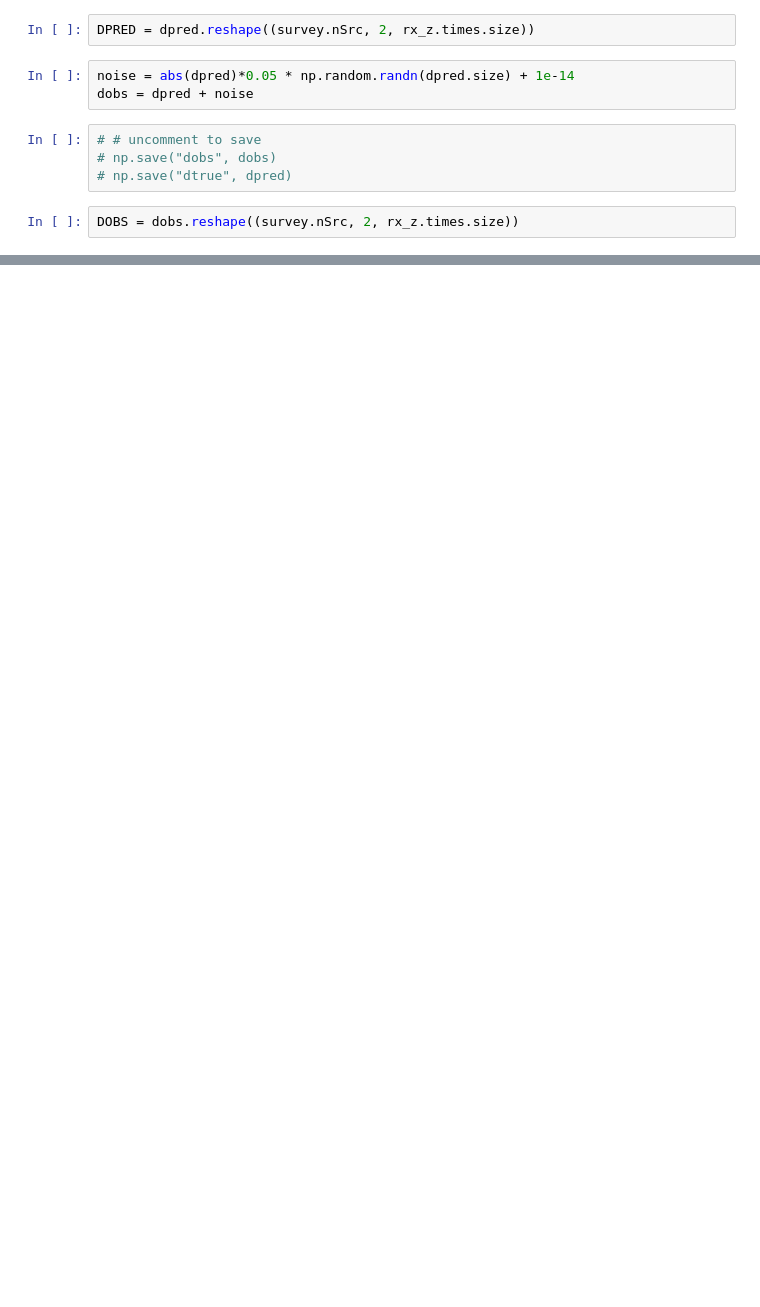
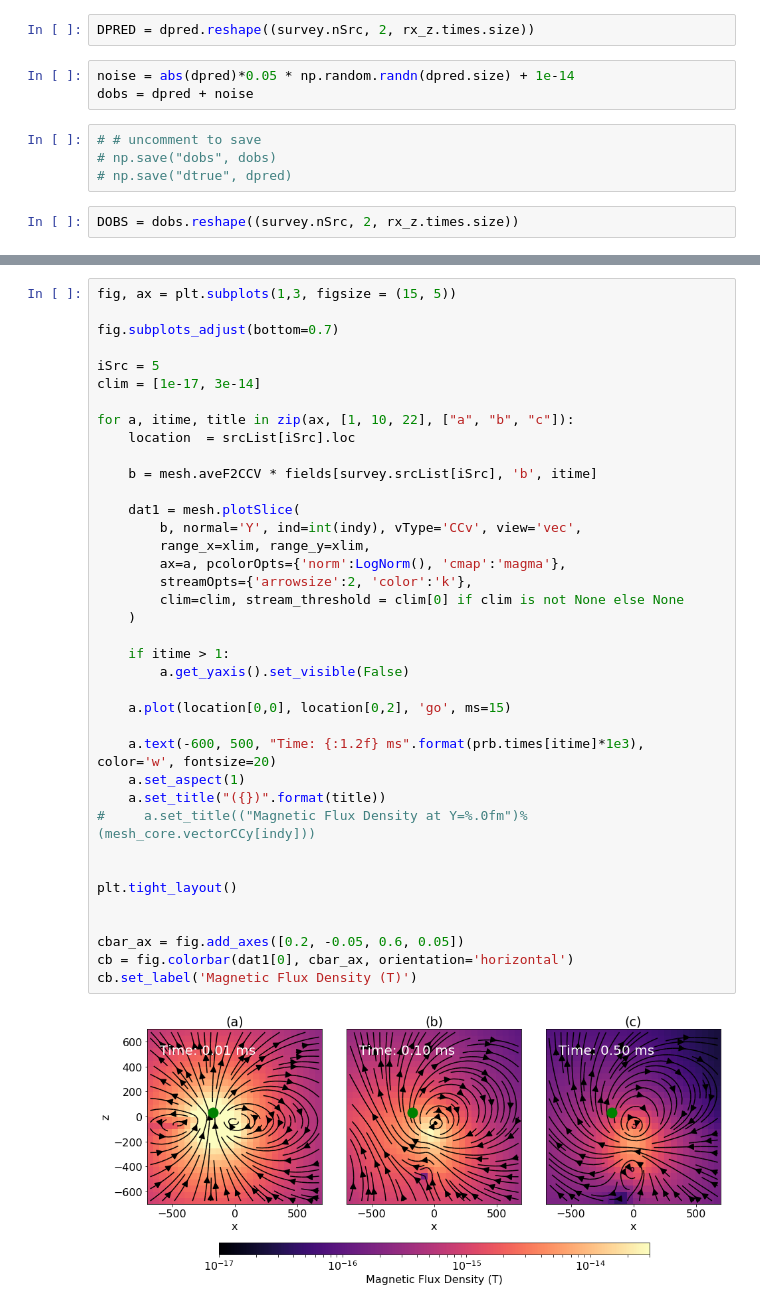
Before and after one commit to simpeg-research/heagy-2018-AEM, a Jupyter notebook: notebooks/TEM_VerticalConductor_2D_forward.ipynb, the cells around one changed output, grey strips where cells are left out. Drawn from its saved outputs; the diff is of its cells as text; blank space fills up the shorter version.

```diff
--- a/notebooks/TEM_VerticalConductor_2D_forward.ipynb
+++ b/notebooks/TEM_VerticalConductor_2D_forward.ipynb
@@ -540,0 +419,40 @@ plt.grid(which="both", alpha=0.2)
+# %%
+fig, ax = plt.subplots(1,3, figsize = (15, 5))
+
+fig.subplots_adjust(bottom=0.7)
+
+iSrc = 5
+clim = [1e-17, 3e-14]
+
+for a, itime, title in zip(ax, [1, 10, 22], ["a", "b", "c"]):
+    location  = srcList[iSrc].loc
+
+    b = mesh.aveF2CCV * fields[survey.srcList[iSrc], 'b', itime]
+
+    dat1 = mesh.plotSlice(
+        b, normal='Y', ind=int(indy), vType='CCv', view='vec',
+        range_x=xlim, range_y=xlim,
+        ax=a, pcolorOpts={'norm':LogNorm(), 'cmap':'magma'},
+        streamOpts={'arrowsize':2, 'color':'k'},
+        clim=clim, stream_threshold = clim[0] if clim is not None else None
+    )
+
+    if itime > 1:
+        a.get_yaxis().set_visible(False)
+
+    a.plot(location[0,0], location[0,2], 'go', ms=15)
+
+    a.text(-600, 500, "Time: {:1.2f} ms".format(prb.times[itime]*1e3), color='w', fontsize=20)
+    a.set_aspect(1)
+    a.set_title("({})".format(title))
+#     a.set_title(("Magnetic Flux Density at Y=%.0fm")%(mesh_core.vectorCCy[indy]))
+
+
+plt.tight_layout()
+
+
+cbar_ax = fig.add_axes([0.2, -0.05, 0.6, 0.05])
+cb = fig.colorbar(dat1[0], cbar_ax, orientation='horizontal')
+cb.set_label('Magnetic Flux Density (T)')
+# %% [output]
+[figure, added]
```
Also changed, not shown: parts of 40 cells of this notebook.
